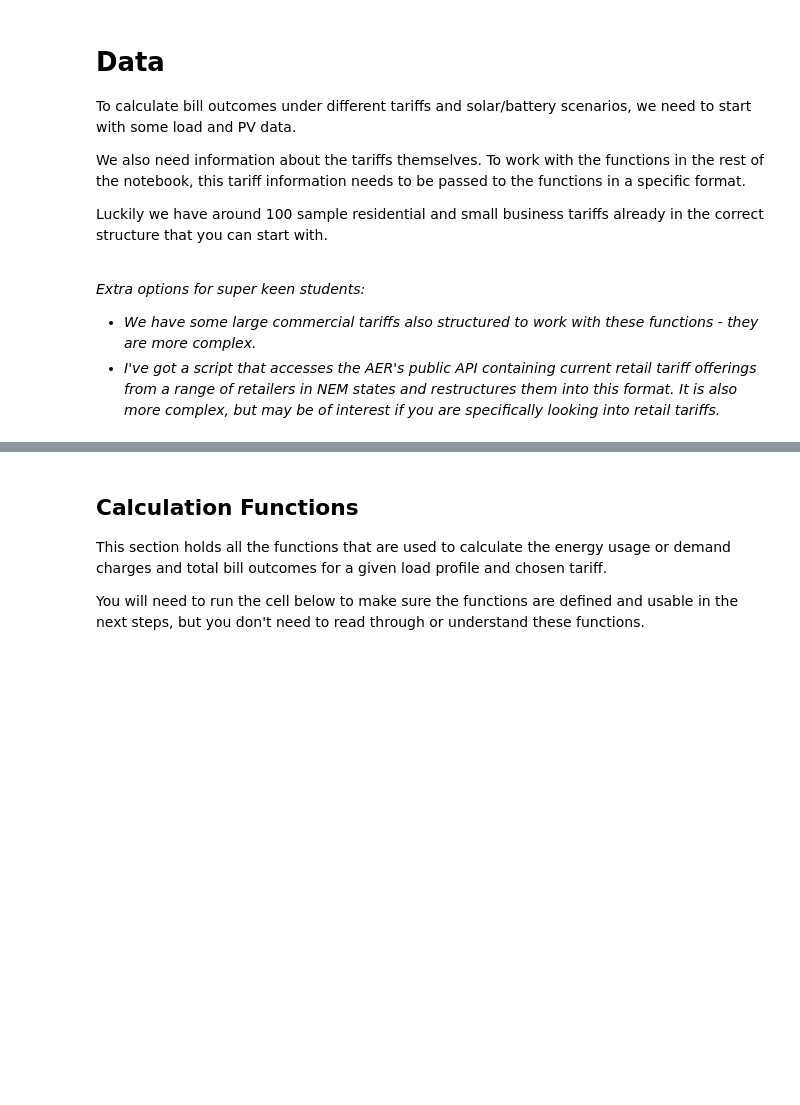
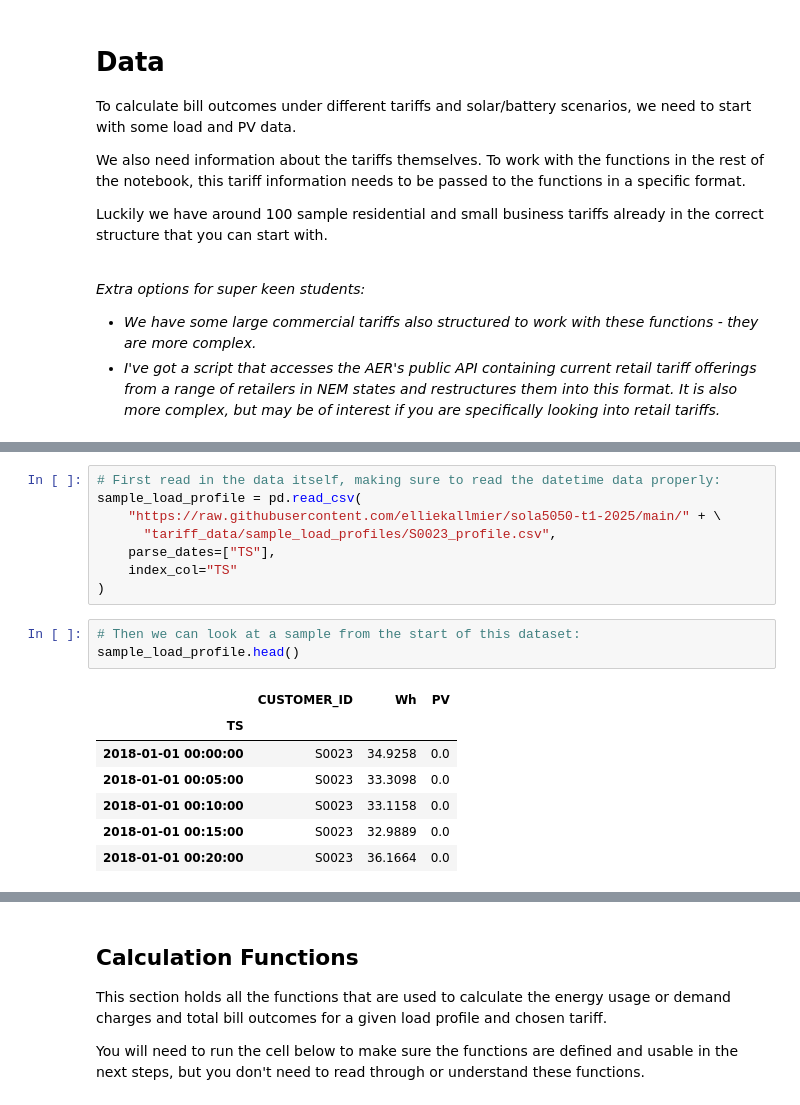
Before and after one commit to EllieKallmier/sola5050-t1-2025, a Jupyter notebook: Bill_calculator.ipynb, the cells around one changed output, grey strips where cells are left out. Drawn from its saved outputs; the diff is of its cells as text; blank space fills up the shorter version.

Commit message:
add tariff import

```diff
--- a/Bill_calculator.ipynb
+++ b/Bill_calculator.ipynb
@@ -57,0 +50,19 @@ FileNotFoundError: [Errno 2] No such file or directory: 'tariff_data/sample_load
+# %%
+# First read in the data itself, making sure to read the datetime data properly:
+sample_load_profile = pd.read_csv(
+    "https://raw.githubusercontent.com/elliekallmier/sola5050-t1-2025/main/" + \
+      "tariff_data/sample_load_profiles/S0023_profile.csv",
+    parse_dates=["TS"],
+    index_col="TS"
+)
+# %%
+# Then we can look at a sample from the start of this dataset:
+sample_load_profile.head()
+# %% [output]
+|  | CUSTOMER_ID | Wh | PV |
+| TS |  |  |  |
+| 2018-01-01 00:00:00 | S0023 | 34.9258 | 0.0 |
+| 2018-01-01 00:05:00 | S0023 | 33.3098 | 0.0 |
+| 2018-01-01 00:10:00 | S0023 | 33.1158 | 0.0 |
+| 2018-01-01 00:15:00 | S0023 | 32.9889 | 0.0 |
+| 2018-01-01 00:20:00 | S0023 | 36.1664 | 0.0 |
```
Also changed, not shown: parts of 8 cells of this notebook.
